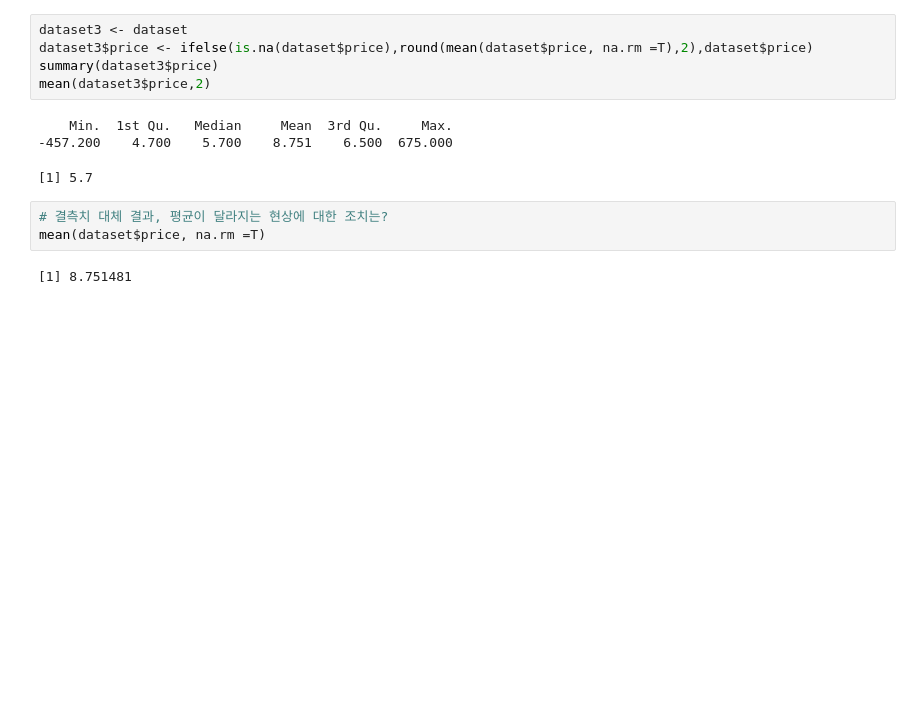
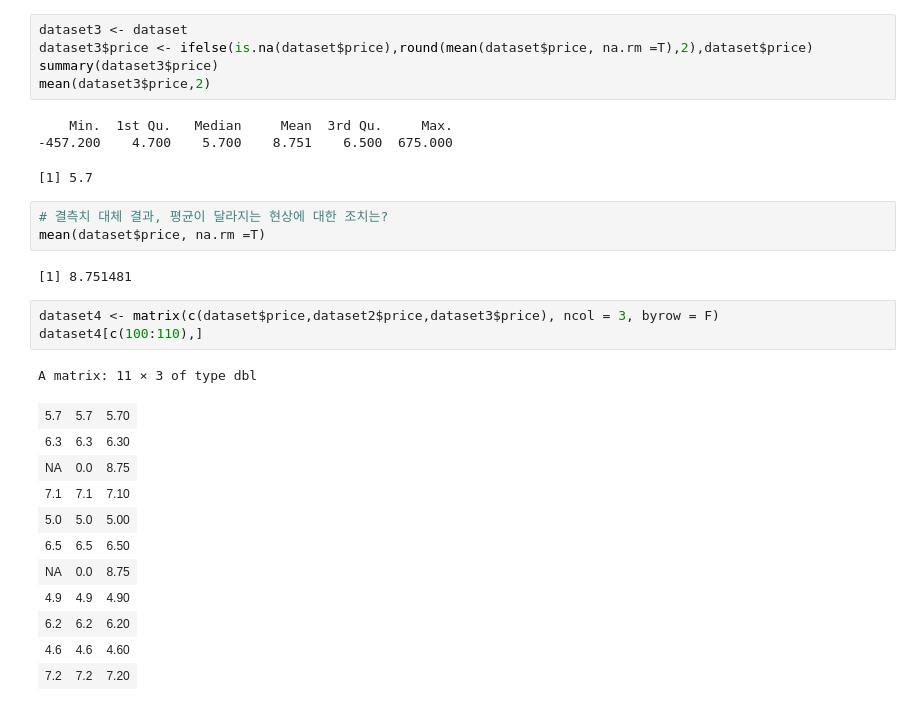
Before and after one commit to gyujin0450/RPRG_PartII, a Jupyter notebook: p194_데이터셋보기_결측치처리등.ipynb, the cells around one changed output. Saved outputs shown, nothing was run; the diff lists cells and outputs as text; blank space fills up the shorter version.

```diff
--- a/p194_데이터셋보기_결측치처리등.ipynb
+++ b/p194_데이터셋보기_결측치처리등.ipynb
@@ -151,3 +151,19 @@ mean(dataset3$price,2)
 mean(dataset$price, na.rm =T)
 # %% [output]
 [1] 8.751481
+# %%
+dataset4 <- matrix(c(dataset$price,dataset2$price,dataset3$price), ncol = 3, byrow = F)
+dataset4[c(100:110),]
+# %% [output]
+A matrix: 11 × 3 of type dbl
+| 5.7 | 5.7 | 5.70 |
+| 6.3 | 6.3 | 6.30 |
+| NA | 0.0 | 8.75 |
+| 7.1 | 7.1 | 7.10 |
+| 5.0 | 5.0 | 5.00 |
+| 6.5 | 6.5 | 6.50 |
+| NA | 0.0 | 8.75 |
+| 4.9 | 4.9 | 4.90 |
+| 6.2 | 6.2 | 6.20 |
+| 4.6 | 4.6 | 4.60 |
+| 7.2 | 7.2 | 7.20 |
```
